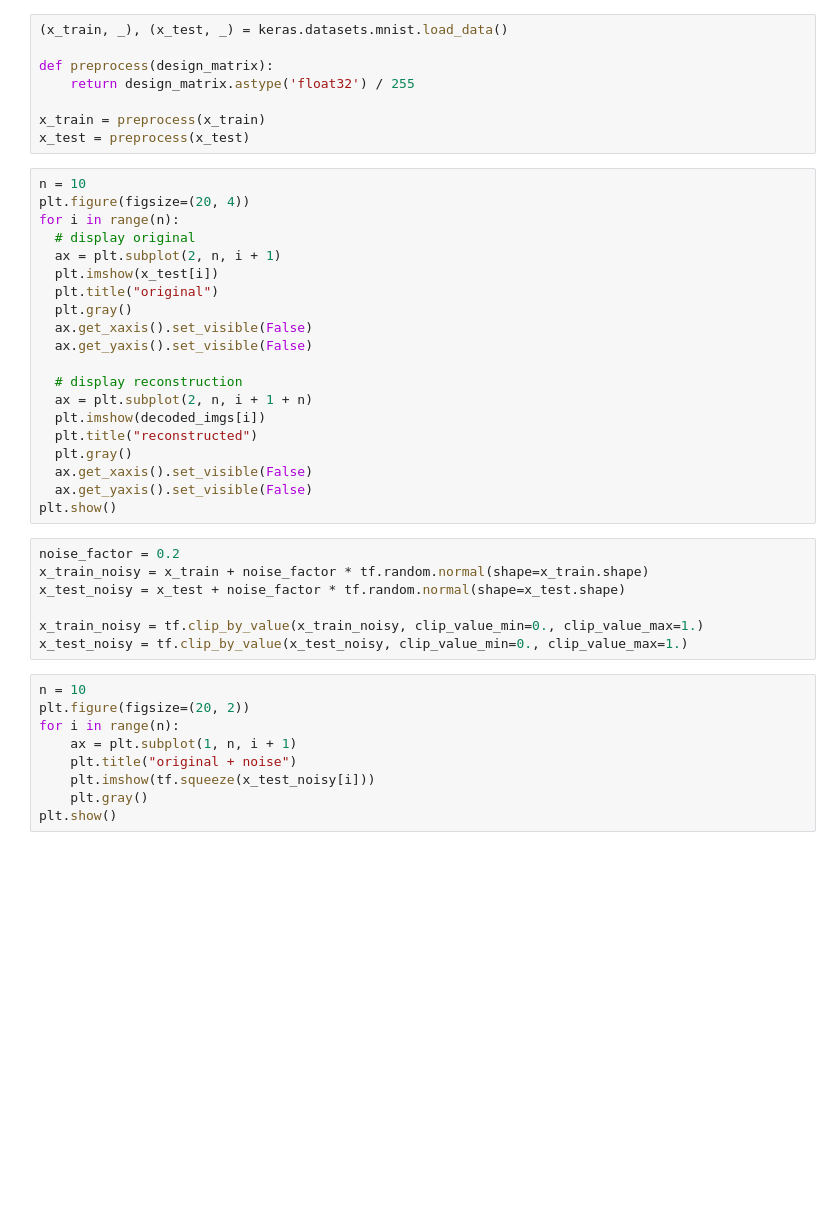
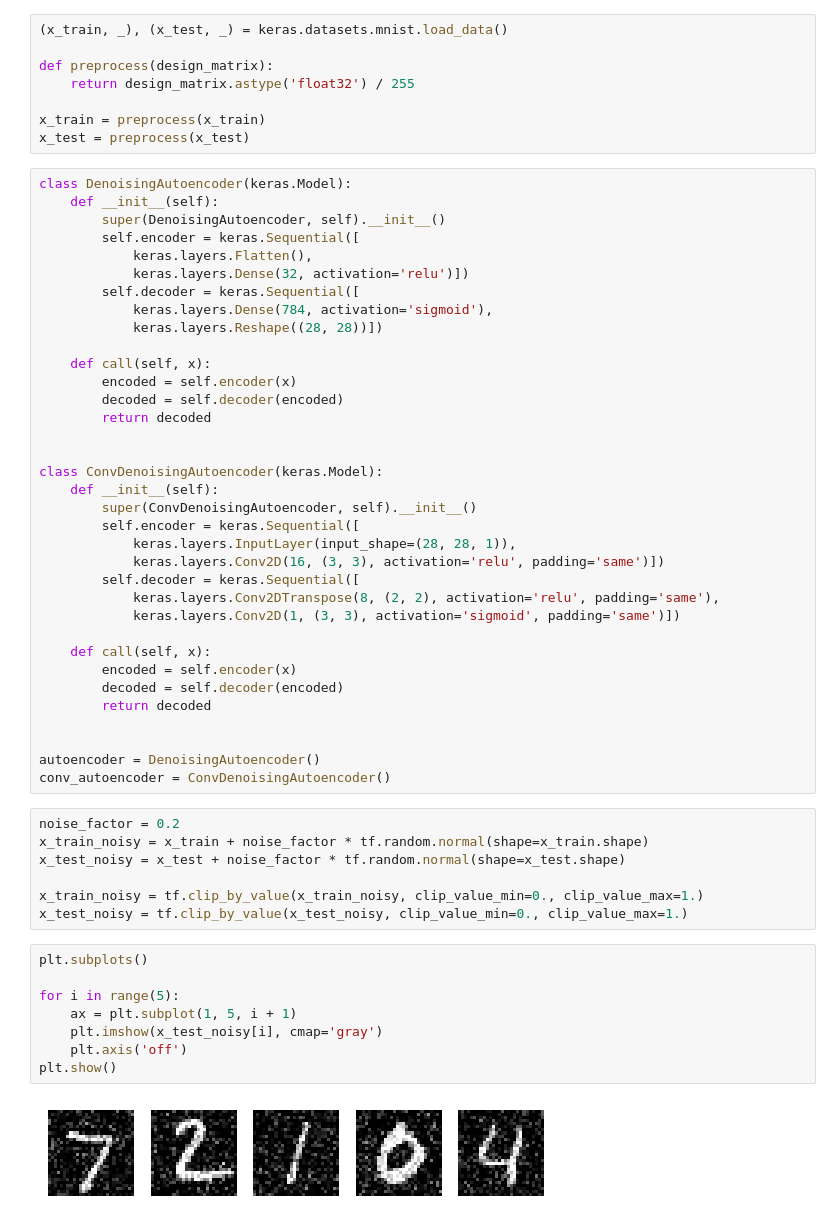
Before and after one commit to anhelus/pcs-exercises, a Jupyter notebook: 03_dl/03_autoencoder/02_denoising.ipynb, the cells around one changed output. Saved outputs shown, nothing was run; the diff lists cells and outputs as text; blank space fills up the shorter version.

Commit message:
(update) tested autoencoders

```diff
--- a/03_dl/03_autoencoder/02_denoising.ipynb
+++ b/03_dl/03_autoencoder/02_denoising.ipynb
@@ -9,26 +13,41 @@ def preprocess(design_matrix):
 
 x_train = preprocess(x_train)
 x_test = preprocess(x_test)
-# %%
-n = 10
-plt.figure(figsize=(20, 4))
-for i in range(n):
-  # display original
-  ax = plt.subplot(2, n, i + 1)
-  plt.imshow(x_test[i])
-  plt.title("original")
-  plt.gray()
-  ax.get_xaxis().set_visible(False)
-  ax.get_yaxis().set_visible(False)
-
-  # display reconstruction
-  ax = plt.subplot(2, n, i + 1 + n)
-  plt.imshow(decoded_imgs[i])
-  plt.title("reconstructed")
-  plt.gray()
-  ax.get_xaxis().set_visible(False)
-  ax.get_yaxis().set_visible(False)
-plt.show()
+# %%
+class DenoisingAutoencoder(keras.Model):
+    def __init__(self):
+        super(DenoisingAutoencoder, self).__init__()
+        self.encoder = keras.Sequential([
+            keras.layers.Flatten(),
+            keras.layers.Dense(32, activation='relu')])
+        self.decoder = keras.Sequential([
+            keras.layers.Dense(784, activation='sigmoid'),
+            keras.layers.Reshape((28, 28))])
+
+    def call(self, x):
+        encoded = self.encoder(x)
+        decoded = self.decoder(encoded)
+        return decoded
+
+
+class ConvDenoisingAutoencoder(keras.Model):
+    def __init__(self):
+        super(ConvDenoisingAutoencoder, self).__init__()
+        self.encoder = keras.Sequential([
+            keras.layers.InputLayer(input_shape=(28, 28, 1)),
+            keras.layers.Conv2D(16, (3, 3), activation='relu', padding='same')])
+        self.decoder = keras.Sequential([
+            keras.layers.Conv2DTranspose(8, (2, 2), activation='relu', padding='same'),
+            keras.layers.Conv2D(1, (3, 3), activation='sigmoid', padding='same')])
+
+    def call(self, x):
+        encoded = self.encoder(x)
+        decoded = self.decoder(encoded)
+        return decoded
+
+
+autoencoder = DenoisingAutoencoder()
+conv_autoencoder = ConvDenoisingAutoencoder()
 # %%
 noise_factor = 0.2
 x_train_noisy = x_train + noise_factor * tf.random.normal(shape=x_train.shape)
@@ -37,11 +56,12 @@ x_test_noisy = x_test + noise_factor * tf.random.normal(shape=x_test.shape)
 x_train_noisy = tf.clip_by_value(x_train_noisy, clip_value_min=0., clip_value_max=1.)
 x_test_noisy = tf.clip_by_value(x_test_noisy, clip_value_min=0., clip_value_max=1.)
 # %%
-n = 10
-plt.figure(figsize=(20, 2))
-for i in range(n):
-    ax = plt.subplot(1, n, i + 1)
-    plt.title("original + noise")
-    plt.imshow(tf.squeeze(x_test_noisy[i]))
-    plt.gray()
+plt.subplots()
+
+for i in range(5):
+    ax = plt.subplot(1, 5, i + 1)
+    plt.imshow(x_test_noisy[i], cmap='gray')
+    plt.axis('off')
 plt.show()
+# %% [output]
+[figure, added]
```
Also changed, not shown: parts of 8 cells of this notebook, 8 other files.
